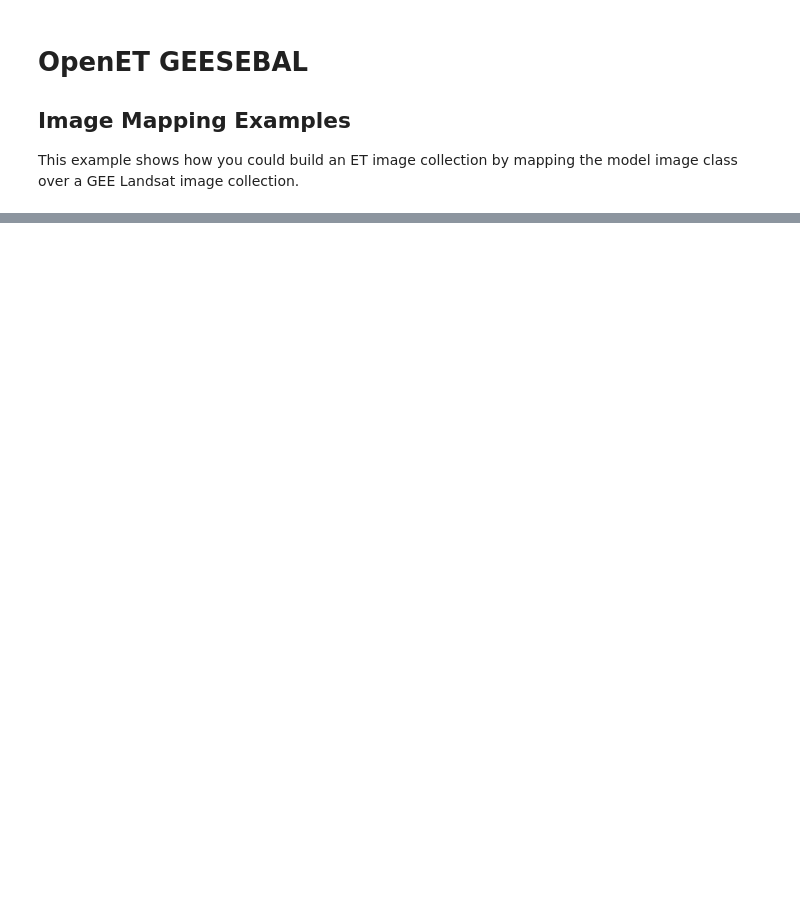
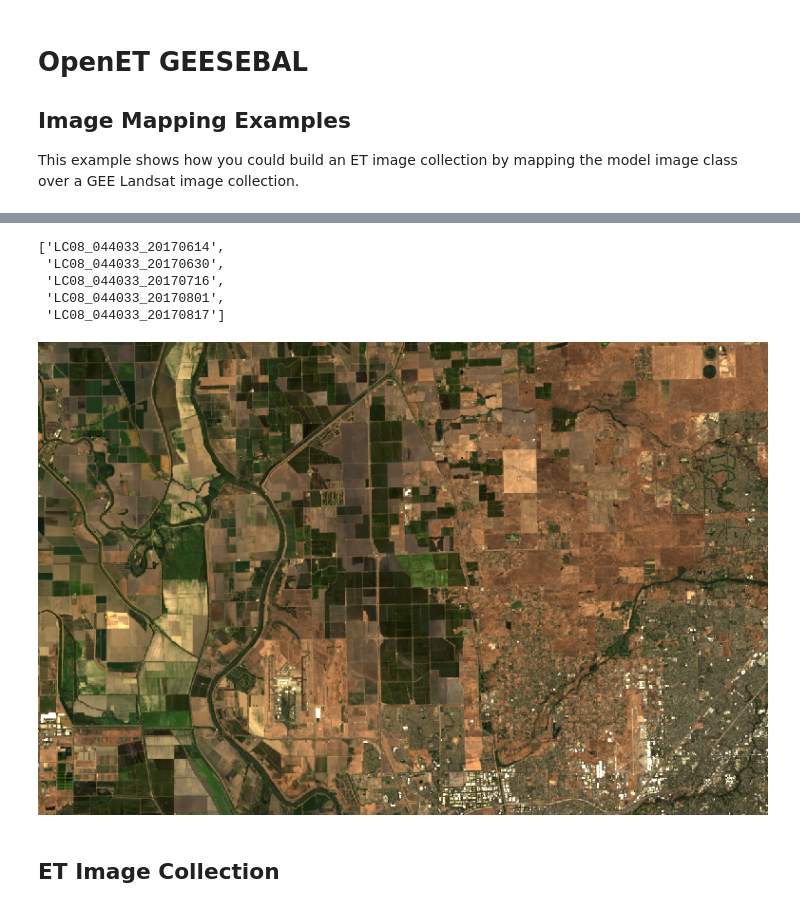
Before and after one commit to et-brasil/openet-geesebal, a Jupyter notebook: examples/image_mapping.ipynb, the cells around one changed output, grey strips where cells are left out. Drawn from its saved outputs; the diff is of its cells as text; code cells hidden in the pictures; blank space fills up the shorter version.

```diff
--- a/examples/image_mapping.ipynb
+++ b/examples/image_mapping.ipynb
@@ -158,0 +24,22 @@ Image(url=image_url, embed=True, format='png')
+# %%
+collection_id = 'LANDSAT/LC08/C02/T1_L2'
+
+et_reference_source = 'IDAHO_EPSCOR/GRIDMET'
+et_reference_band = 'eto'
+et_reference_factor = 1
+et_reference_resample = 'nearest'
+
+# Date range you want to aggregate ET over
+# End date is exclusive (like .filterDate() calls)
+start_date = '2017-06-01'
+end_date = '2017-09-01'
+
+# Hard code the study area and CRS to the test point location
+# The region must be quite small in order to not have GEE memory errors or time outs
+test_xy = [-121.5265, 38.7399]
+test_point = ee.Geometry.Point(test_xy)
+study_area = ee.Geometry.Rectangle(
+    test_xy[0] - 0.2, test_xy[1] - 0.1, test_xy[0] + 0.2, test_xy[1] + 0.1
+)
+region = study_area.bounds(1, 'EPSG:4326').coordinates().getInfo()
+crs = 'EPSG:32610'
@@ -158,0 +49,29 @@ Image(url=image_url, embed=True, format='png')
+# %%
+landsat_coll = (
+    ee.ImageCollection(collection_id)
+    .filterDate(start_date, end_date)
+    .filterBounds(test_point)
+)
+
+# Check which images are in the collection
+pprint.pprint(list(landsat_coll.aggregate_histogram('system:index').getInfo().keys()))
+
+#landsat_crs = ee.Image(landsat_coll.first()).select('SR_B3').projection().getInfo()['crs']
+#landsat_region = ee.Image(landsat_coll.first()).geometry().bounds(1, 'EPSG:4326').coordinates().getInfo()
+# %% [output]
+['LC08_044033_20170614',
+ 'LC08_044033_20170630',
+ 'LC08_044033_20170716',
+ 'LC08_044033_20170801',
+ 'LC08_044033_20170817']
+# %%
+image_url = (
+    landsat_coll.first().select(['SR_B4', 'SR_B3', 'SR_B2'])
+    .multiply([0.0000275, 0.0000275, 0.0000275]).add([-0.2, -0.2, -0.2])
+    .getThumbURL({'min': 0.0, 'max': 0.3, 'region': region, 'dimensions': image_size})
+)
+Image(image_url, embed=True, format='png')
+# %% [output]
+[figure, added]
+# %% [markdown]
+## ET Image Collection
```
Also changed, not shown: parts of 32 cells of this notebook, 2 other files.
